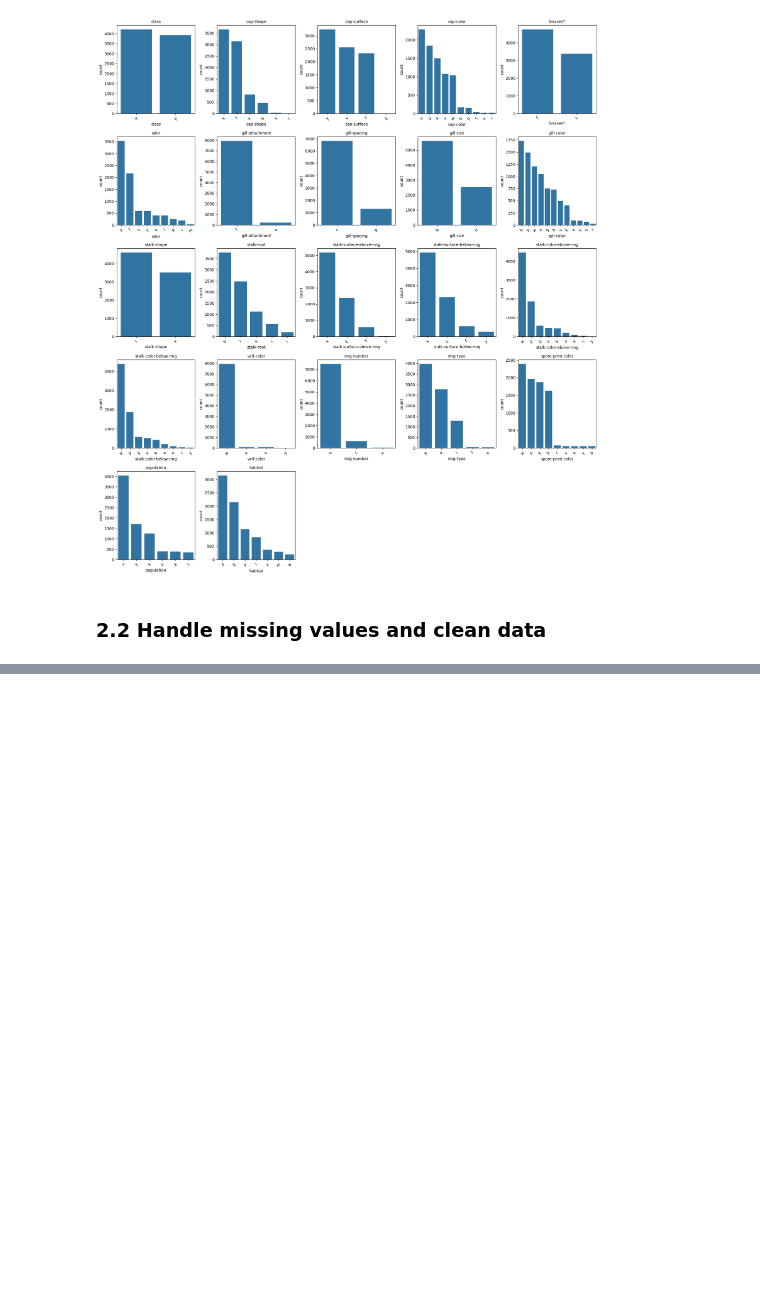
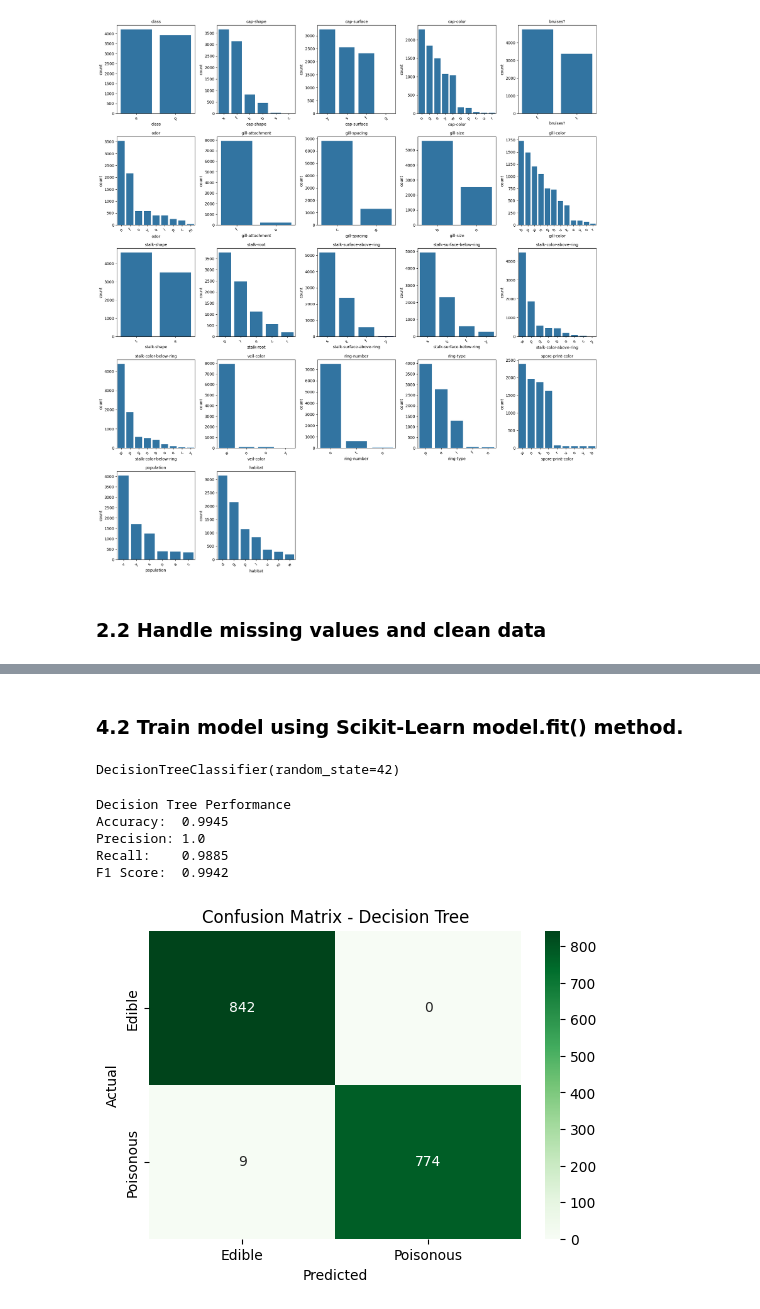
Before and after one commit to ryankrabbe/ml_classification_krabbe, a Jupyter notebook: classification_krabbe.ipynb, the cells around one changed output, grey strips where cells are left out. Saved outputs shown, nothing was run; the diff lists cells and outputs as text; code cells hidden in the pictures; blank space fills up the shorter version.

```diff
--- a/classification_krabbe.ipynb
+++ b/classification_krabbe.ipynb
@@ -209,0 +240,4 @@ print(df.head())
+# %%
+# Target column is 'class' (0 = edible, 1 = poisonous)
+X = df_encoded[['odor', 'gill-size', 'bruises?', 'spore-print-color']]
+y = df_encoded['class']
@@ -209,0 +251,48 @@ print(df.head())
+# %%
+from sklearn.model_selection import train_test_split
+
+# Split the data 80% training 20% testing
+X_train, X_test, y_train, y_test = train_test_split(X, y, test_size=0.2, random_state=42, stratify=y)
+# %% [markdown]
+### 4.2 Train model using Scikit-Learn model.fit() method.
+# %%
+from sklearn.tree import DecisionTreeClassifier
+
+# Initialize the model
+df_model = DecisionTreeClassifier(random_state=42)
+
+# Train the model
+df_model.fit(X_train, y_train)
+# %% [output]
+DecisionTreeClassifier(random_state=42)
+# %%
+from sklearn.metrics import confusion_matrix
+from sklearn.metrics import accuracy_score, precision_score, recall_score, f1_score, classification_report, confusion_matrix
+
+# Make predictions
+y_pred = df_model.predict(X_test)
+
+# Print Performance
+print("Decision Tree Performance")
+print("Accuracy: ", round(accuracy_score(y_test, y_pred), 4))
+print("Precision:", round(precision_score(y_test, y_pred), 4))
+print("Recall:   ", round(recall_score(y_test, y_pred), 4))
+print("F1 Score: ", round(f1_score(y_test, y_pred), 4))
+
+# Generate Confusion Matrix
+cm = confusion_matrix(y_test, y_pred)
+
+# Plot heatmap
+plt.figure(figsize=(6, 4))
+sns.heatmap(cm, annot=True, fmt='d', cmap='Greens', xticklabels=['Edible', 'Poisonous'], yticklabels=['Edible', 'Poisonous'])
+plt.xlabel('Predicted')
+plt.ylabel('Actual')
+plt.title('Confusion Matrix - Decision Tree')
+plt.show()
+# %% [output]
+Decision Tree Performance
+Accuracy:  0.9945
+Precision: 1.0
+Recall:    0.9885
+F1 Score:  0.9942
+[figure, added]
```
Also changed, not shown: parts of 20 cells of this notebook.
